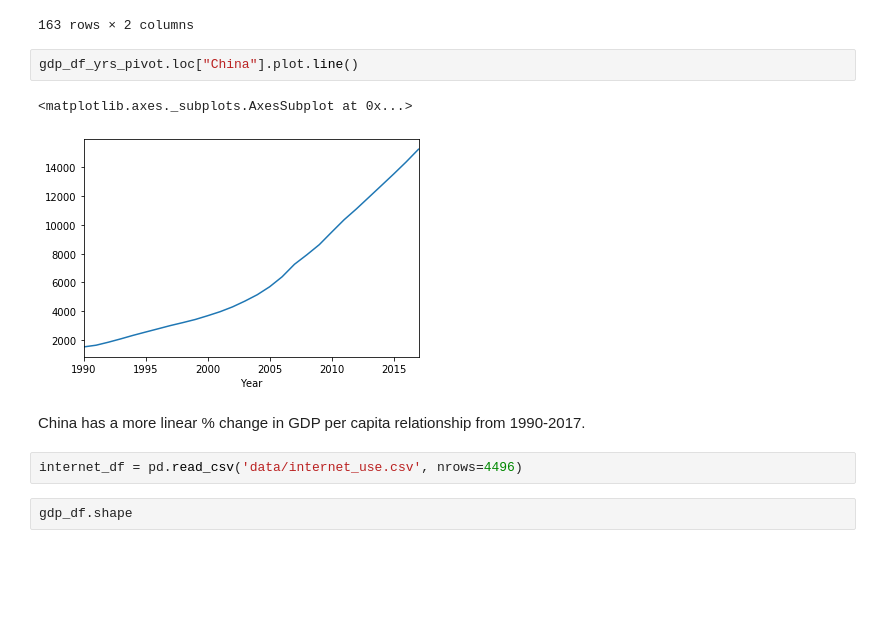
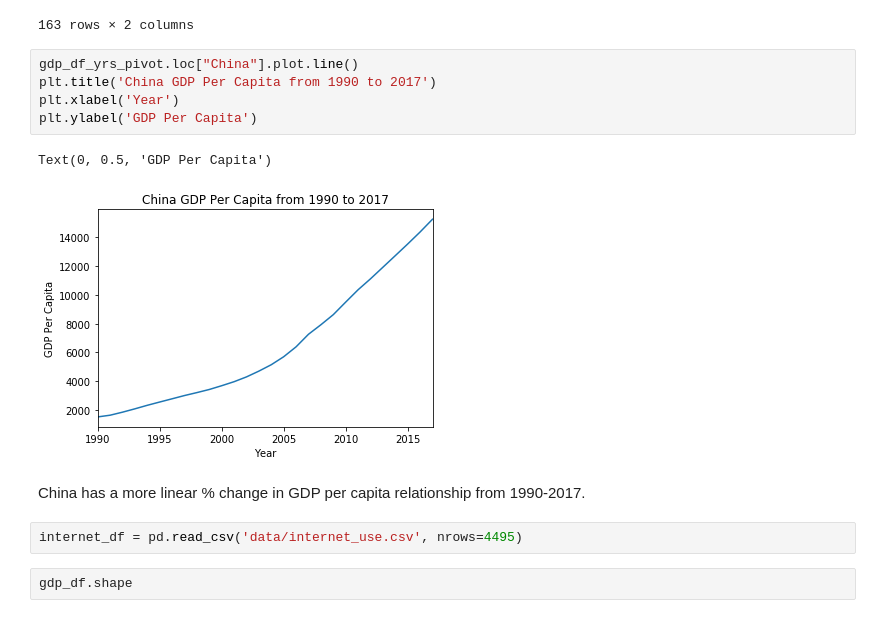
Before and after one commit to brittany-city/un_exploration, a Jupyter notebook: UN_Data_Exploration.ipynb, the cells around one changed output. Drawn from its saved outputs; the diff is of its cells as text; blank space fills up the shorter version.

```diff
--- a/UN_Data_Exploration.ipynb
+++ b/UN_Data_Exploration.ipynb
@@ -374,15 +380,18 @@ gdp_pct_change.sort_values(by=[2017])
 | China | NaN | 9.022572 |
 | Equatorial Guinea | NaN | 20.909735 |
 163 rows × 2 columns
-# %%
-gdp_df_yrs_pivot.loc["China"].plot.line()
-# %% [output]
-<matplotlib.axes._subplots.AxesSubplot at 0x...>
-[figure, removed]
+# %%
+gdp_df_yrs_pivot.loc["China"].plot.line()
+plt.title('China GDP Per Capita from 1990 to 2017')
+plt.xlabel('Year')
+plt.ylabel('GDP Per Capita')
+# %% [output]
+Text(0, 0.5, 'GDP Per Capita')
+[figure, added]
 # %% [markdown]
 China has a more linear % change in GDP per capita relationship from 1990-2017.
 # %%
-internet_df = pd.read_csv('data/internet_use.csv', nrows=4496)
+internet_df = pd.read_csv('data/internet_use.csv', nrows=4495)
 # %%
 gdp_df.shape
 # %% [output]
```
Also changed, not shown: parts of 26 cells of this notebook.
